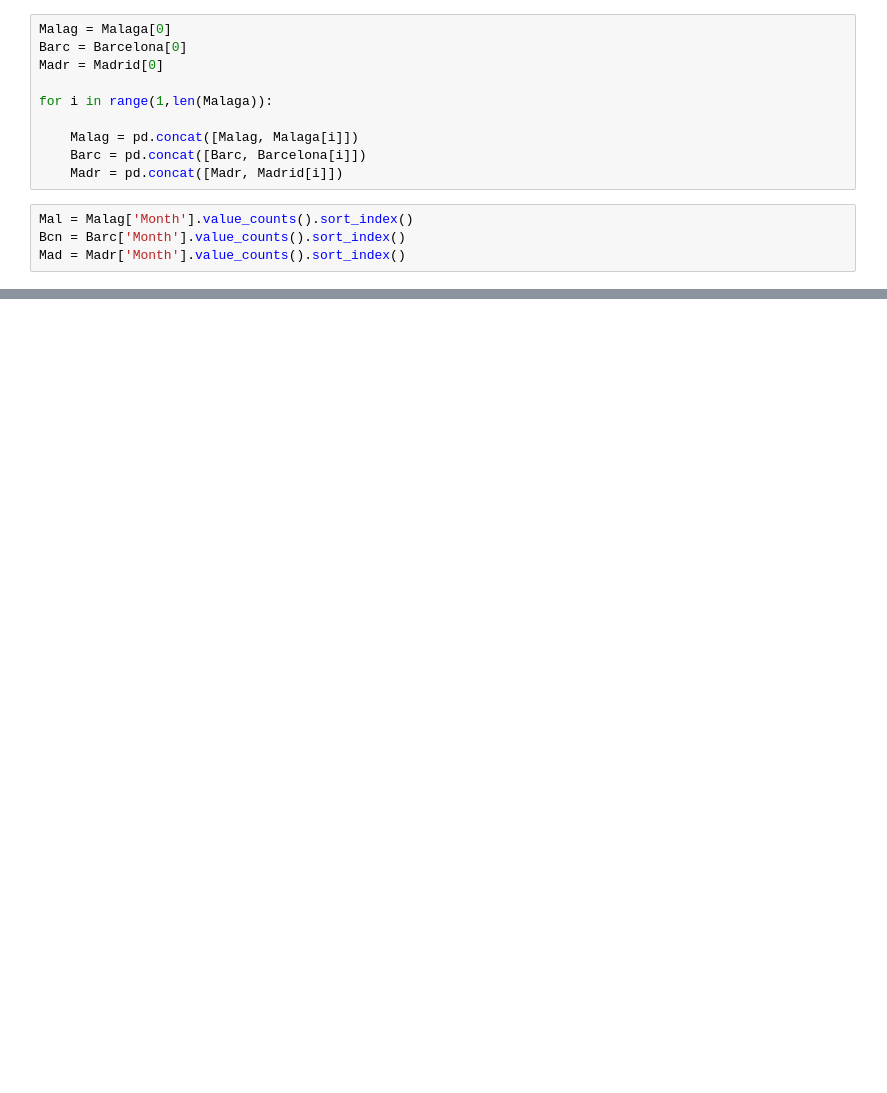
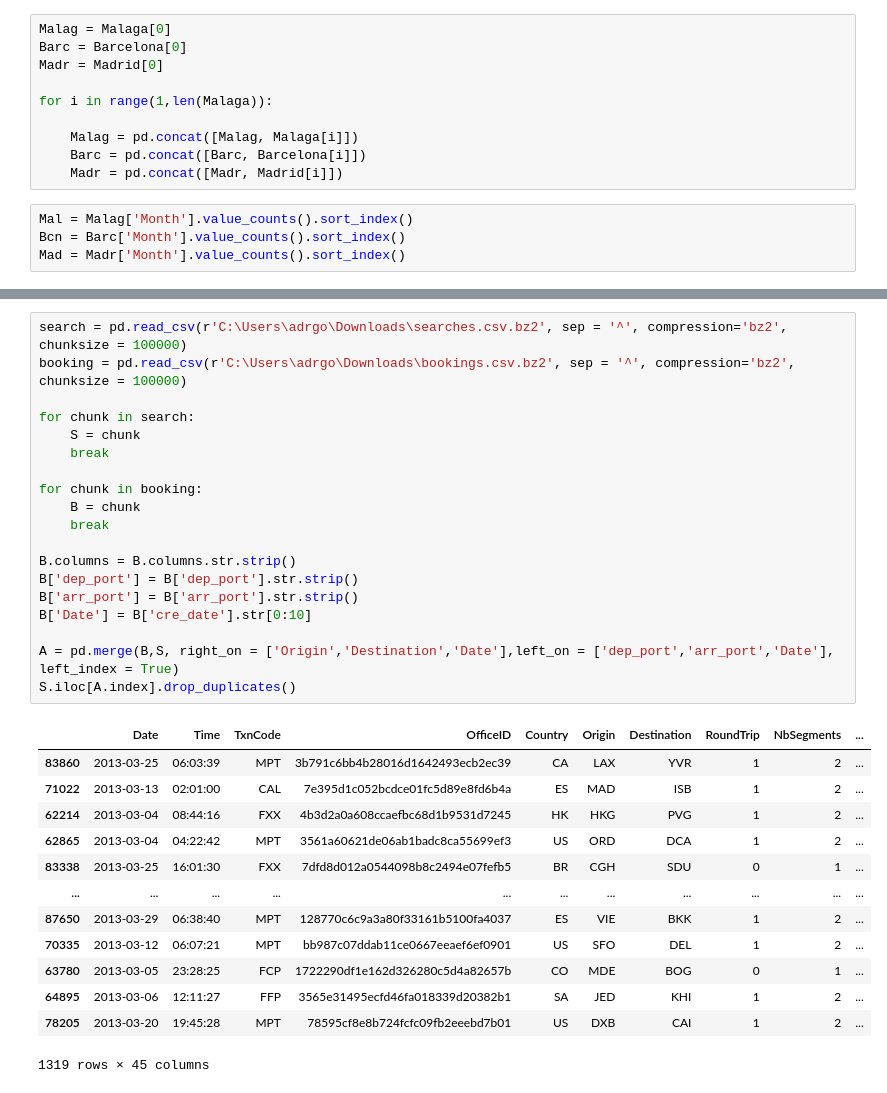
Before and after one commit to AChaminade/Challenge, a Jupyter notebook: Untitled.ipynb, the cells around one changed output, grey strips where cells are left out. Drawn from its saved outputs; the diff is of its cells as text; blank space fills up the shorter version.

```diff
--- a/Untitled.ipynb
+++ b/Untitled.ipynb
@@ -246,0 +216,33 @@ Index(['Date', 'Destination', 'Month'], dtype='object')
+# %%
+search = pd.read_csv(r'C:\Users\adrgo\Downloads\searches.csv.bz2', sep = '^', compression='bz2', chunksize = 100000)
+booking = pd.read_csv(r'C:\Users\adrgo\Downloads\bookings.csv.bz2', sep = '^', compression='bz2', chunksize = 100000)
+
+for chunk in search:
+    S = chunk
+    break
+
+for chunk in booking:
+    B = chunk
+    break
+
+B.columns = B.columns.str.strip()
+B['dep_port'] = B['dep_port'].str.strip()
+B['arr_port'] = B['arr_port'].str.strip()
+B['Date'] = B['cre_date'].str[0:10]
+
+A = pd.merge(B,S, right_on = ['Origin','Destination','Date'],left_on = ['dep_port','arr_port','Date'], left_index = True)
+S.iloc[A.index].drop_duplicates()
+# %% [output]
+|  | Date | Time | TxnCode | OfficeID | Country | Origin | Destination | RoundTrip | NbSegments | ... |
+| 83860 | 2013-03-25 | 06:03:39 | MPT | 3b791c6bb4b28016d1642493ecb2ec39 | CA | LAX | YVR | 1 | 2 | ... |
+| 71022 | 2013-03-13 | 02:01:00 | CAL | 7e395d1c052bcdce01fc5d89e8fd6b4a | ES | MAD | ISB | 1 | 2 | ... |
+| 62214 | 2013-03-04 | 08:44:16 | FXX | 4b3d2a0a608ccaefbc68d1b9531d7245 | HK | HKG | PVG | 1 | 2 | ... |
+| 62865 | 2013-03-04 | 04:22:42 | MPT | 3561a60621de06ab1badc8ca55699ef3 | US | ORD | DCA | 1 | 2 | ... |
+| 83338 | 2013-03-25 | 16:01:30 | FXX | 7dfd8d012a0544098b8c2494e07fefb5 | BR | CGH | SDU | 0 | 1 | ... |
+| ... | ... | ... | ... | ... | ... | ... | ... | ... | ... | ... |
+| 87650 | 2013-03-29 | 06:38:40 | MPT | 128770c6c9a3a80f33161b5100fa4037 | ES | VIE | BKK | 1 | 2 | ... |
+| 70335 | 2013-03-12 | 06:07:21 | MPT | bb987c07ddab11ce0667eeaef6ef0901 | US | SFO | DEL | 1 | 2 | ... |
+| 63780 | 2013-03-05 | 23:28:25 | FCP | 1722290df1e162d326280c5d4a82657b | CO | MDE | BOG | 0 | 1 | ... |
+| 64895 | 2013-03-06 | 12:11:27 | FFP | 3565e31495ecfd46fa018339d20382b1 | SA | JED | KHI | 1 | 2 | ... |
+| 78205 | 2013-03-20 | 19:45:28 | MPT | 78595cf8e8b724fcfc09fb2eeebd7b01 | US | DXB | CAI | 1 | 2 | ... |
+1319 rows × 45 columns
```
Also changed, not shown: parts of 20 cells of this notebook, 2 other files.
